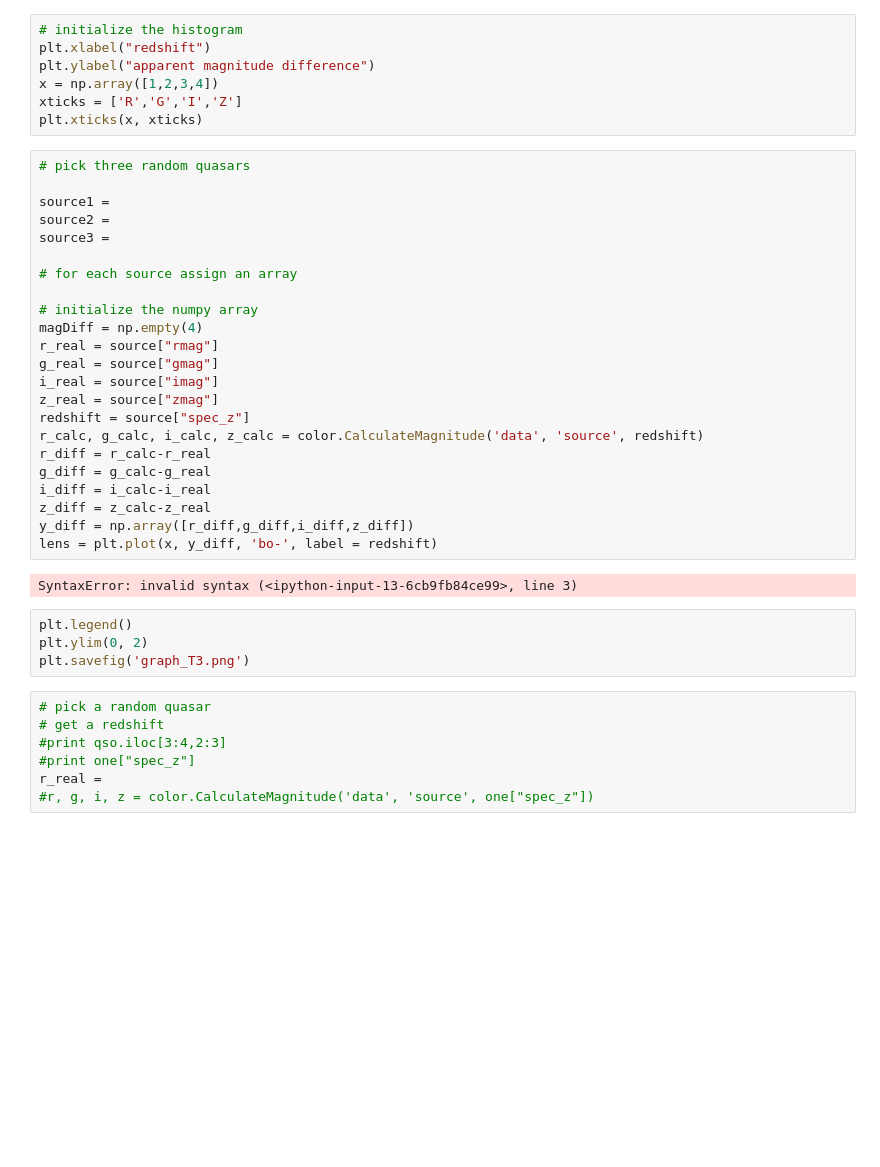
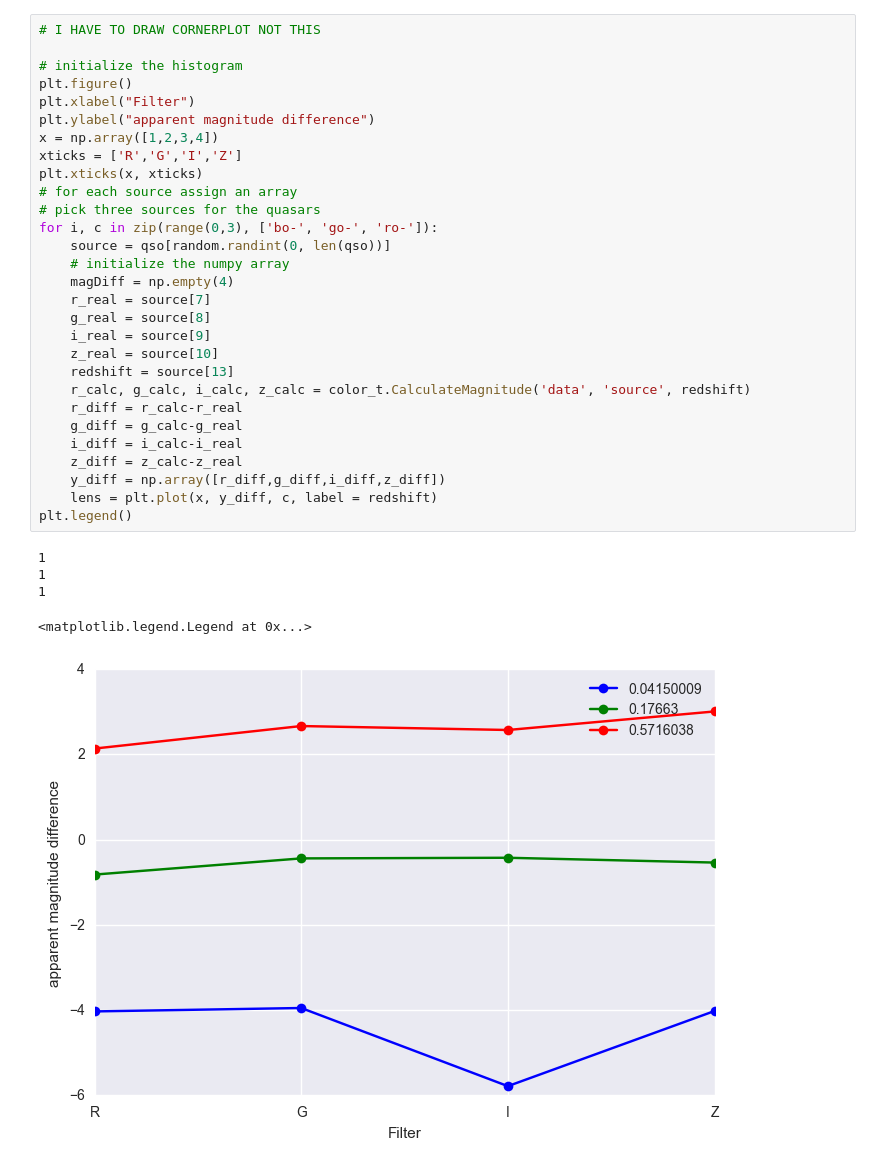
Before and after one commit to drphilmarshall/OM10, a Jupyter notebook: Task3.ipynb, the cells around one changed output. Drawn from its saved outputs; the diff is of its cells as text; blank space fills up the shorter version.

Commit message:
everything done but there is a bug for the cornerplot

```diff
--- a/Task3.ipynb
+++ b/Task3.ipynb
@@ -27,43 +41,35 @@ qso = qsos.as_matrix()
-# %%
-# initialize the histogram
-plt.xlabel("redshift")
-plt.ylabel("apparent magnitude difference")
-x = np.array([1,2,3,4])
-xticks = ['R','G','I','Z']
-plt.xticks(x, xticks)
 # %%
-# pick three random quasars
+# I HAVE TO DRAW CORNERPLOT NOT THIS
 
-source1 =
-source2 =
-source3 =
-
+# initialize the histogram
+plt.figure()
+plt.xlabel("Filter")
+plt.ylabel("apparent magnitude difference")
+x = np.array([1,2,3,4])
+xticks = ['R','G','I','Z']
+plt.xticks(x, xticks)
 # for each source assign an array
-
-# initialize the numpy array
-magDiff = np.empty(4)
-r_real = source["rmag"]
-g_real = source["gmag"]
-i_real = source["imag"]
-z_real = source["zmag"]
-redshift = source["spec_z"]
-r_calc, g_calc, i_calc, z_calc = color.CalculateMagnitude('data', 'source', redshift)
-r_diff = r_calc-r_real
-g_diff = g_calc-g_real
-i_diff = i_calc-i_real
-z_diff = z_calc-z_real
-y_diff = np.array([r_diff,g_diff,i_diff,z_diff])
-lens = plt.plot(x, y_diff, 'bo-', label = redshift)
+# pick three sources for the quasars
+for i, c in zip(range(0,3), ['bo-', 'go-', 'ro-']):
+    source = qso[random.randint(0, len(qso))]
+    # initialize the numpy array
+    magDiff = np.empty(4)
+    r_real = source[7]
+    g_real = source[8]
+    i_real = source[9]
+    z_real = source[10]
+    redshift = source[13]
+    r_calc, g_calc, i_calc, z_calc = color_t.CalculateMagnitude('data', 'source', redshift)
+    r_diff = r_calc-r_real
+    g_diff = g_calc-g_real
+    i_diff = i_calc-i_real
+    z_diff = z_calc-z_real
+    y_diff = np.array([r_diff,g_diff,i_diff,z_diff])
+    lens = plt.plot(x, y_diff, c, label = redshift)
+plt.legend()
 # %% [output]
-SyntaxError: invalid syntax (<ipython-input-13-6cb9fb84ce99>, line 3)
+1
+1
+1
+<matplotlib.legend.Legend at 0x...>
+[figure, added]
-# %%
-plt.legend()
-plt.ylim(0, 2)
-plt.savefig('graph_T3.png')
-# %%
-# pick a random quasar
-# get a redshift
-#print qso.iloc[3:4,2:3]
-#print one["spec_z"]
-r_real =
-#r, g, i, z = color.CalculateMagnitude('data', 'source', one["spec_z"])
```
Also changed, not shown: parts of 6 cells of this notebook.
